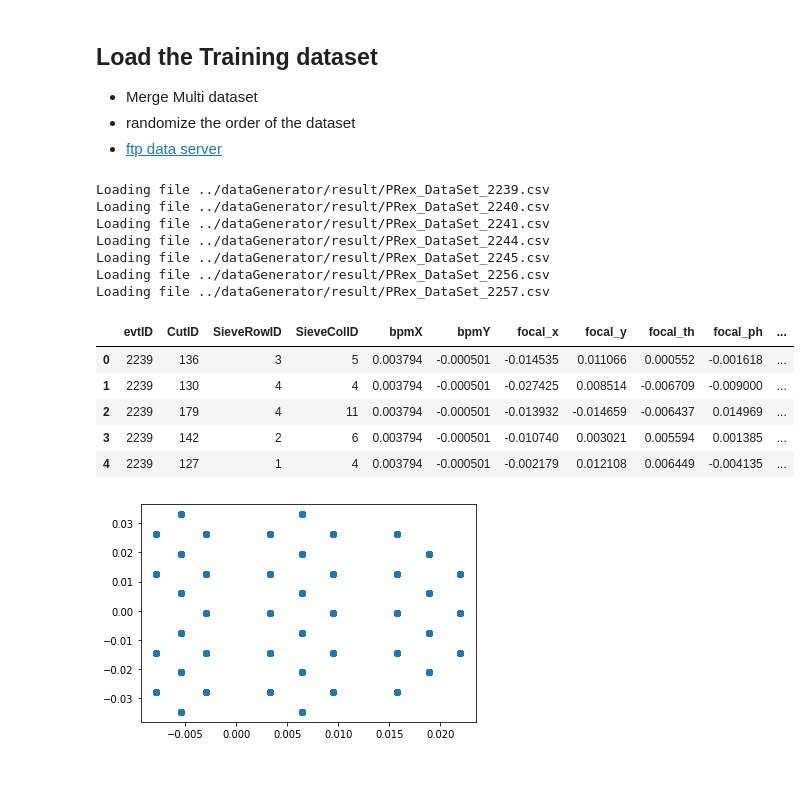
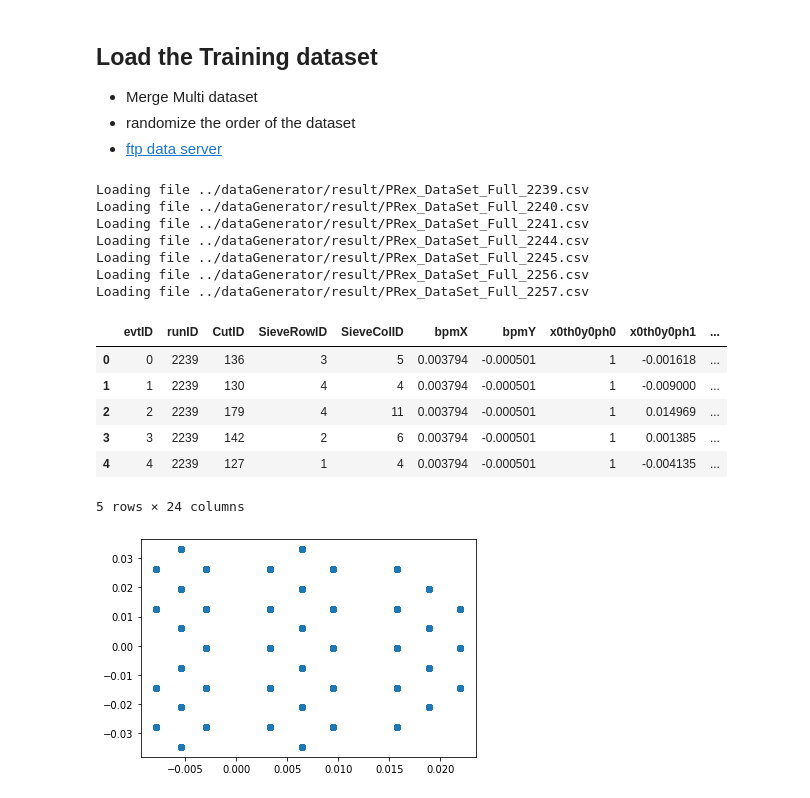
Before and after one commit to Jiansiyu/spectrometer_nn, a Jupyter notebook: training_nn/optics_nn.ipynb, the cells around one changed output. Saved outputs shown, nothing was run; the diff lists cells and outputs as text; code cells hidden in the pictures.

```diff
--- a/training_nn/optics_nn.ipynb
+++ b/training_nn/optics_nn.ipynb
@@ -20,44 +20,45 @@ import math
 - randomize the order of the dataset
 - [ftp data server](http://localhost/Data/spectro_nn/)
 # %%
-files = ["../dataGenerator/result/PRex_DataSet_2239.csv",
-         "../dataGenerator/result/PRex_DataSet_2240.csv",
-         "../dataGenerator/result/PRex_DataSet_2241.csv",
-         "../dataGenerator/result/PRex_DataSet_2244.csv",
-         "../dataGenerator/result/PRex_DataSet_2245.csv",
-         "../dataGenerator/result/PRex_DataSet_2256.csv",
-         "../dataGenerator/result/PRex_DataSet_2257.csv"
-         ]
+# files = ["../dataGenerator/result/PRex_DataSet_2239.csv",
+#          "../dataGenerator/result/PRex_DataSet_2240.csv",
+#          "../dataGenerator/result/PRex_DataSet_2241.csv",
+#          "../dataGenerator/result/PRex_DataSet_2244.csv",
+#          "../dataGenerator/result/PRex_DataSet_2245.csv",
+#          "../dataGenerator/result/PRex_DataSet_2256.csv",
+#          "../dataGenerator/result/PRex_DataSet_2257.csv"
+#          ]
 
 # large data set with all the features
-# files = ["../dataGenerator/result/PRex_DataSet_Full_2239.csv",
-#          "../dataGenerator/result/PRex_DataSet_Full_2240.csv",
-#          "../dataGenerator/result/PRex_DataSet_Full_2241.csv",
-#          "../dataGenerator/result/PRex_DataSet_Full_2244.csv",
-#          "../dataGenerator/result/PRex_DataSet_Full_2245.csv",
-#          "../dataGenerator/result/PRex_DataSet_Full_2256.csv",
-#          "../dataGenerator/result/PRex_DataSet_Full_2257.csv"
-#          ]
+files = ["../dataGenerator/result/PRex_DataSet_Full_2239.csv",
+         "../dataGenerator/result/PRex_DataSet_Full_2240.csv",
+         "../dataGenerator/result/PRex_DataSet_Full_2241.csv",
+         "../dataGenerator/result/PRex_DataSet_Full_2244.csv",
+         "../dataGenerator/result/PRex_DataSet_Full_2245.csv",
+         "../dataGenerator/result/PRex_DataSet_Full_2256.csv",
+         "../dataGenerator/result/PRex_DataSet_Full_2257.csv"
+         ]
 li = []
 for filename in files:
     print("Loading file {}".format(filename))
     df = pd.read_csv(filename)
     li.append(df)
 data = pd.concat(li)
 data.sample(frac=1) # sample the data with fraction 1. rearrange the data in random order
 data.head()
 # %% [output]
-Loading file ../dataGenerator/result/PRex_DataSet_2239.csv
-Loading file ../dataGenerator/result/PRex_DataSet_2240.csv
-Loading file ../dataGenerator/result/PRex_DataSet_2241.csv
-Loading file ../dataGenerator/result/PRex_DataSet_2244.csv
-Loading file ../dataGenerator/result/PRex_DataSet_2245.csv
-Loading file ../dataGenerator/result/PRex_DataSet_2256.csv
-Loading file ../dataGenerator/result/PRex_DataSet_2257.csv
+Loading file ../dataGenerator/result/PRex_DataSet_Full_2239.csv
+Loading file ../dataGenerator/result/PRex_DataSet_Full_2240.csv
+Loading file ../dataGenerator/result/PRex_DataSet_Full_2241.csv
+Loading file ../dataGenerator/result/PRex_DataSet_Full_2244.csv
+Loading file ../dataGenerator/result/PRex_DataSet_Full_2245.csv
+Loading file ../dataGenerator/result/PRex_DataSet_Full_2256.csv
+Loading file ../dataGenerator/result/PRex_DataSet_Full_2257.csv
-|  | evtID | CutID | SieveRowID | SieveColID | bpmX | bpmY | focal_x | focal_y | focal_th | focal_ph | ... |
-| 0 | 2239 | 136 | 3 | 5 | 0.003794 | -0.000501 | -0.014535 | 0.011066 | 0.000552 | -0.001618 | ... |
-| 1 | 2239 | 130 | 4 | 4 | 0.003794 | -0.000501 | -0.027425 | 0.008514 | -0.006709 | -0.009000 | ... |
-| 2 | 2239 | 179 | 4 | 11 | 0.003794 | -0.000501 | -0.013932 | -0.014659 | -0.006437 | 0.014969 | ... |
-| 3 | 2239 | 142 | 2 | 6 | 0.003794 | -0.000501 | -0.010740 | 0.003021 | 0.005594 | 0.001385 | ... |
-| 4 | 2239 | 127 | 1 | 4 | 0.003794 | -0.000501 | -0.002179 | 0.012108 | 0.006449 | -0.004135 | ... |
+|  | evtID | runID | CutID | SieveRowID | SieveColID | bpmX | bpmY | x0th0y0ph0 | x0th0y0ph1 | ... |
+| 0 | 0 | 2239 | 136 | 3 | 5 | 0.003794 | -0.000501 | 1 | -0.001618 | ... |
+| 1 | 1 | 2239 | 130 | 4 | 4 | 0.003794 | -0.000501 | 1 | -0.009000 | ... |
+| 2 | 2 | 2239 | 179 | 4 | 11 | 0.003794 | -0.000501 | 1 | 0.014969 | ... |
+| 3 | 3 | 2239 | 142 | 2 | 6 | 0.003794 | -0.000501 | 1 | 0.001385 | ... |
+| 4 | 4 | 2239 | 127 | 1 | 4 | 0.003794 | -0.000501 | 1 | -0.004135 | ... |
+5 rows × 24 columns
 # %%
```
Also changed, not shown: parts of 27 cells of this notebook, 12 other files.
